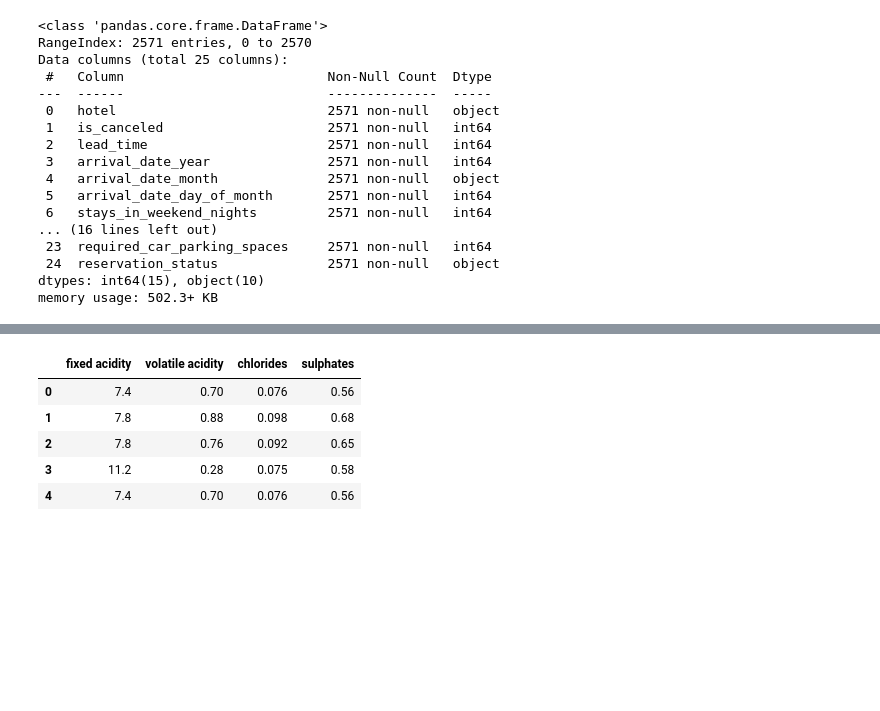
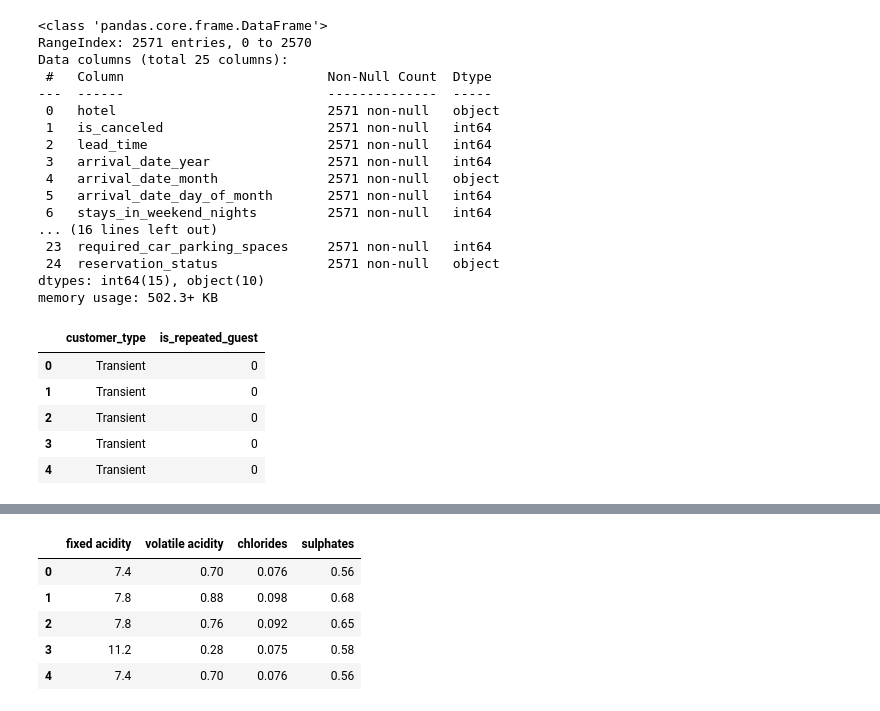
Before and after one commit to sheldyso/Database-implementation-project, a Jupyter notebook: Data Pipeline Integration.ipynb, the cells around one changed output, grey strips where cells are left out. Cells and saved outputs as stored; diff of their text form; code cells hidden in the pictures; blank space fills up the shorter version.

```diff
--- a/Data Pipeline Integration.ipynb
+++ b/Data Pipeline Integration.ipynb
@@ -38,3 +40,14 @@ Data columns (total 25 columns):
  24  reservation_status              2571 non-null   object
 dtypes: int64(15), object(10)
 memory usage: 502.3+ KB
+# %%
+customer_details = data.filter(['customer_type', 'is_repeated_guest'])
+# %%
+customer_details.head()
+# %% [output]
+|  | customer_type | is_repeated_guest |
+| 0 | Transient | 0 |
+| 1 | Transient | 0 |
+| 2 | Transient | 0 |
+| 3 | Transient | 0 |
+| 4 | Transient | 0 |
```
Also changed, not shown: parts of 8 cells of this notebook.
